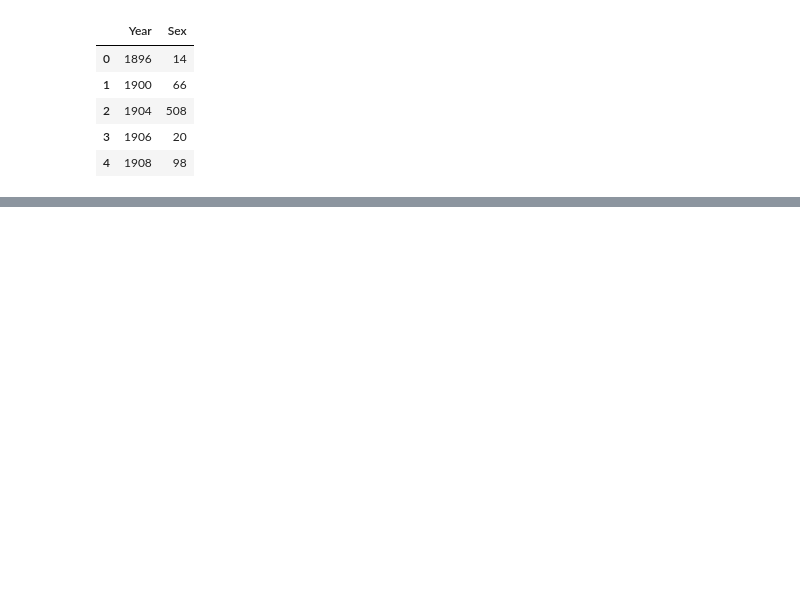
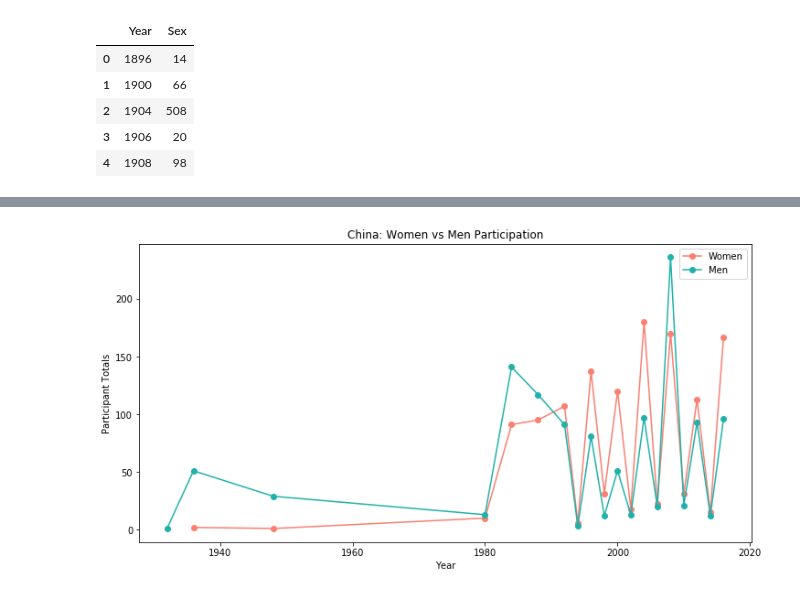
Before and after one commit to fhelms8/Git_Sum_Group_Prj, a Jupyter notebook: tester-combo_sports.ipynb, the cells around one changed output, grey strips where cells are left out. Cells and saved outputs as stored; diff of their text form; code cells hidden in the pictures; blank space fills up the shorter version.

```diff
--- a/tester-combo_sports.ipynb
+++ b/tester-combo_sports.ipynb
@@ -104,0 +129,13 @@ plt.legend(loc="upper right")
+# %%
+#Creating seperate data frames for men and women to then plot on line plot for China
+chn_women = chn_clean[(chn_clean['Sex'] == "F")]
+chn_women_counts = chn_women.groupby(['Year'])['Sex'].apply(lambda x: x[x.str.contains('F')].count())
+chn_women_counts_df = pd.DataFrame(data=chn_women_counts)
+chn_women_finals = chn_women_counts_df.reset_index()
+chn_women_finals
+
+chn_men = chn_clean[(chn_clean['Sex'] == "M")]
+chn_men_counts = chn_men.groupby(['Year'])['Sex'].apply(lambda x: x[x.str.contains('M')].count())
+chn_men_counts_df = pd.DataFrame(data=chn_men_counts)
+chn_men_finals = chn_men_counts_df.reset_index()
+chn_men_finals.head()
@@ -104,0 +149,27 @@ plt.legend(loc="upper right")
+# %%
+# Creating a line plot to compare women vs men in the China
+
+chn_women_xaxis = chn_women_finals["Year"]
+chn_women_yaxis = chn_women_finals["Sex"]
+
+chn_men_xaxis = chn_men_finals["Year"]
+chn_men_yaxis = chn_men_finals["Sex"]
+
+#This will adjust the size of the plot line, gotta set the variable first
+#and then adjust the height and width
+chn = plt.figure()
+chn.set_figwidth(12)
+chn.set_figheight(6)
+
+chn_women_line = plt.plot(chn_women_xaxis, chn_women_yaxis, marker ='o', color='salmon', label="Women",)
+chn_men_line = plt.plot(chn_men_xaxis, chn_men_yaxis, marker ='o', color='lightseagreen', label="Men")
+#plt.xticks(men_xaxis, men_xaxis, rotation ='vertical')
+#plt.figure(figsize=(8,10))
+plt.title("China: Women vs Men Participation")
+plt.xlabel("Year")
+plt.ylabel("Participant Totals")
+plt.legend(loc="upper right")
+
+plt.savefig("Visualizations/chn-pop.png")
+# %% [output]
+[figure, added]
```
Also changed, not shown: parts of 16 cells of this notebook, 4 other files.
